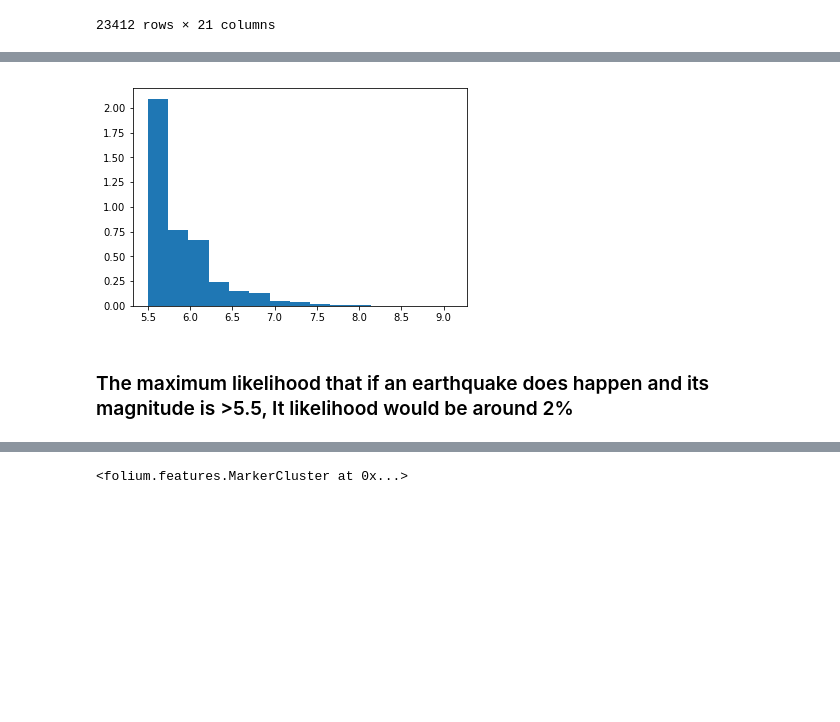
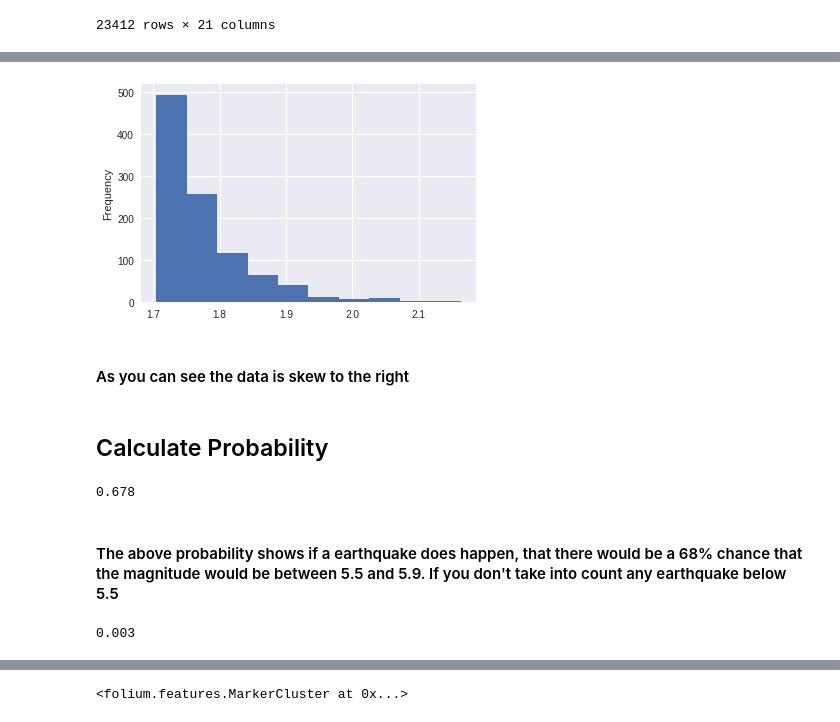
Before and after one commit to jedxie/Earthquakes_USGS, a Jupyter notebook: Earthquake_Stats_Project.ipynb, the cells around one changed output, grey strips where cells are left out. Saved outputs shown, nothing was run; the diff lists cells and outputs as text; code cells hidden in the pictures; blank space fills up the shorter version.

```diff
--- a/Earthquake_Stats_Project.ipynb
+++ b/Earthquake_Stats_Project.ipynb
@@ -54,11 +102,8 @@ earthquake_sample.Magnitude.value_counts().plot(kind='bar')
-# %%
-# Maximum likelihood
-earthquakes.Magnitude.hist(normed=True,
-                                bins=15,
-                                grid=False);
-# ylabel('Percent')
-# xlabel('Magnitude')
-# %% [output]
-[figure, removed]
-# %% [markdown]
-### The maximum likelihood that if an earthquake does happen and its  magnitude is >5.5, It likelihood would be around 2%
+# %%
+np.log(earthquake_sample.Magnitude).plot(kind='hist');
+# %% [output]
+[figure, added]
+# %% [markdown]
+#### As you can see the data is skew to the right
+# %% [markdown]
+## Calculate Probability
@@ -64,0 +117,14 @@ earthquakes.Magnitude.hist(normed=True,
+# %%
+# Probability that the magnitude will be less then 6.0
+P_l= mag_less6_count / 1000 # since the sample size is 1000
+P_l
+# %% [output]
+0.678
+# %% [markdown]
+#### The above probability shows if a earthquake does happen, that there would be a  68% chance that the magnitude would be between 5.5 and 5.9. If you don't take into count any earthquake below 5.5
+# %%
+# Probability that the magnitude will be greater then 8.0
+P_g= mag_greater8_count / 1000 # again sample size is 1000
+P_g
+# %% [output]
+0.003
```
Also changed, not shown: parts of 24 cells of this notebook.
